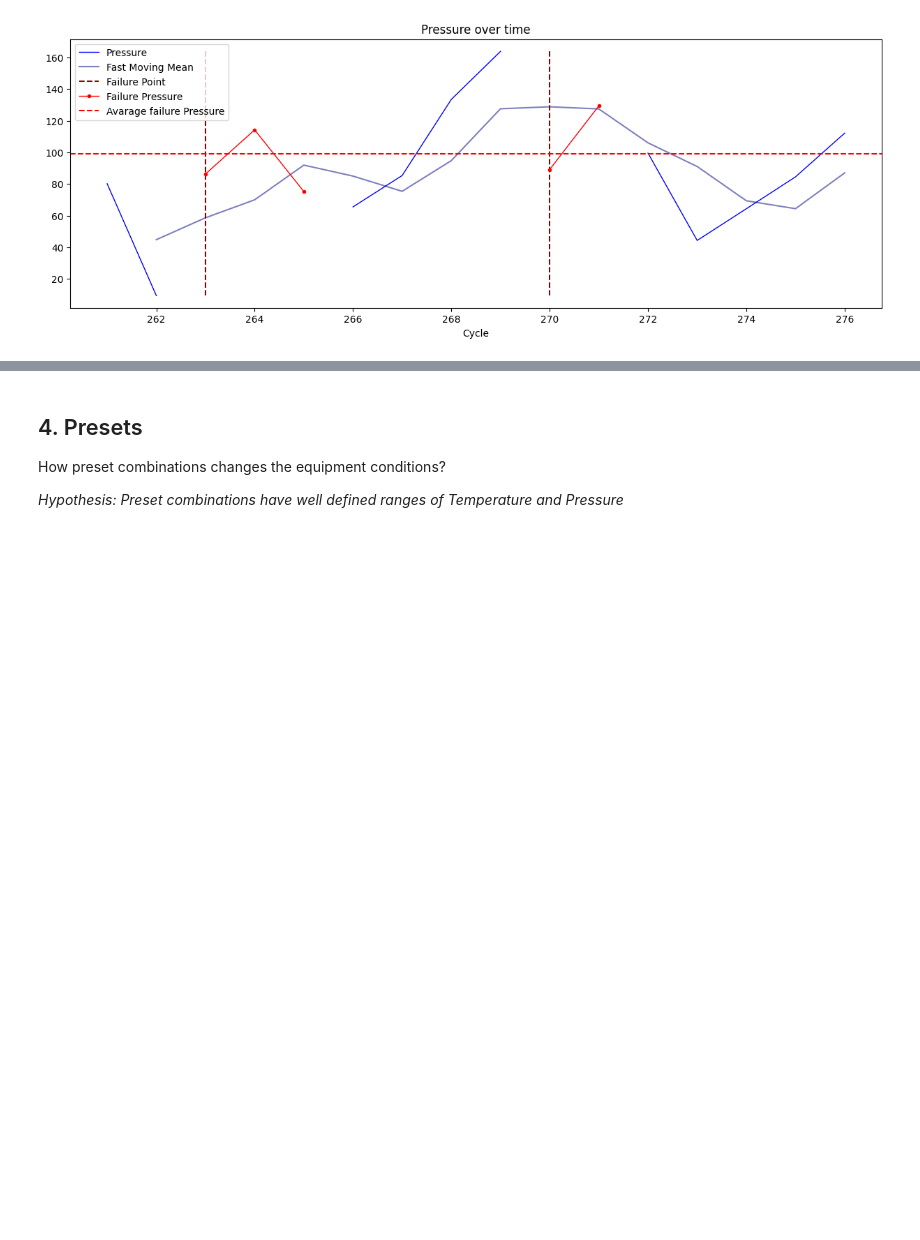
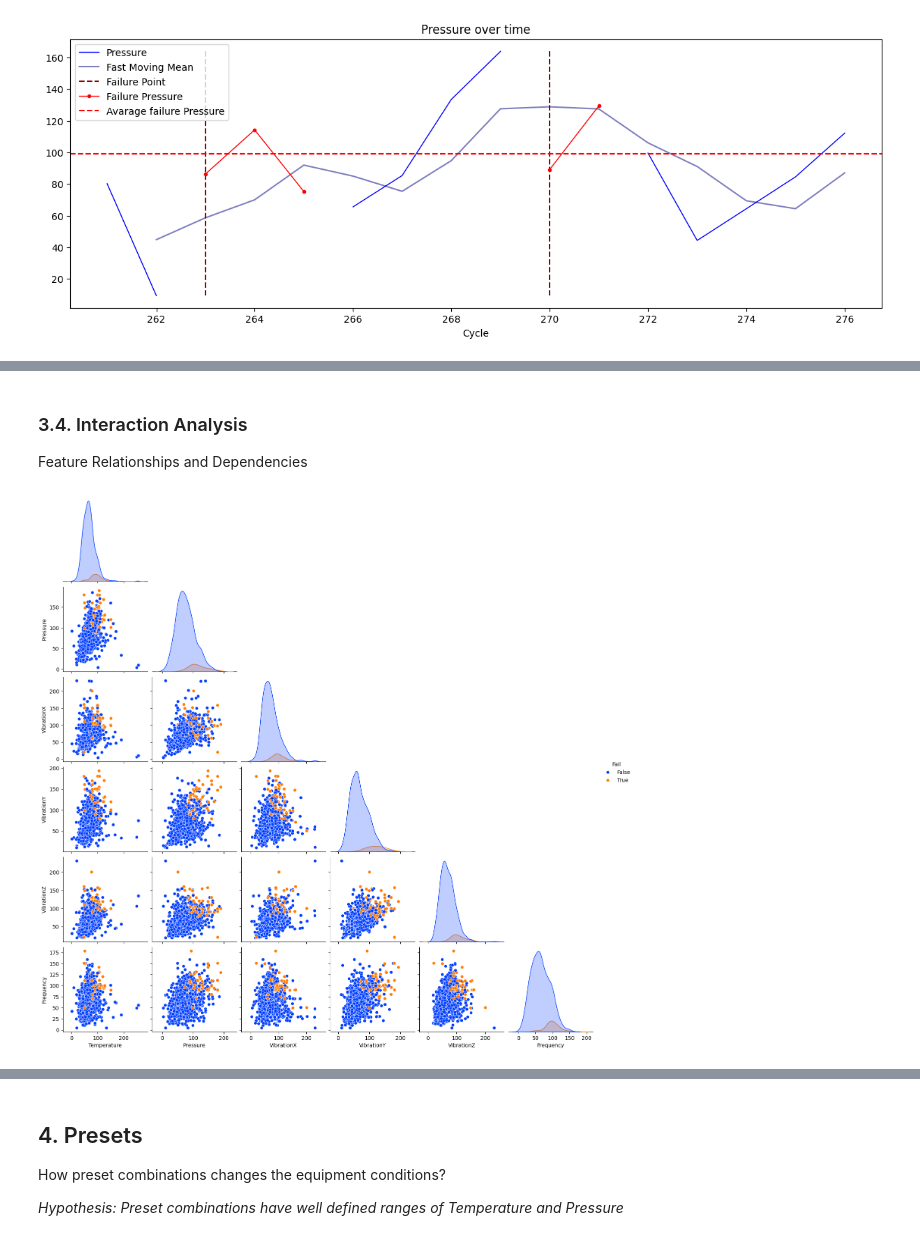
Before and after one commit to daniel64bit/failure-detection, a Jupyter notebook: notebooks/01_eda.ipynb, the cells around one changed output, grey strips where cells are left out. Cells and saved outputs as stored; diff of their text form; code cells hidden in the pictures; blank space fills up the shorter version.

```diff
--- a/notebooks/01_eda.ipynb
+++ b/notebooks/01_eda.ipynb
@@ -410,0 +419,12 @@ plot_time_series(
+# %% [markdown]
+### 3.4. Interaction Analysis
+Feature Relationships and Dependencies
+# %%
+sns.pairplot(
+    df_oge[features + ["Fail"]],
+    hue="Fail",
+    corner=True,
+    palette="bright",
+);
+# %% [output]
+[figure, added]
```
Also changed, not shown: parts of 16 cells of this notebook.
